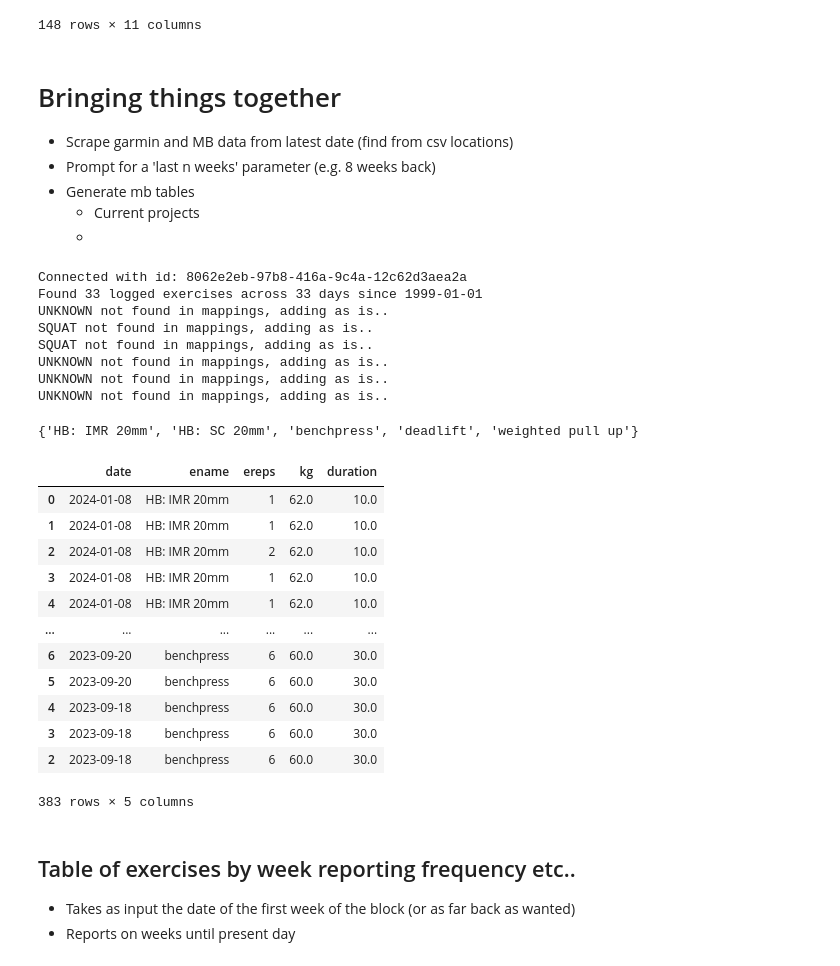
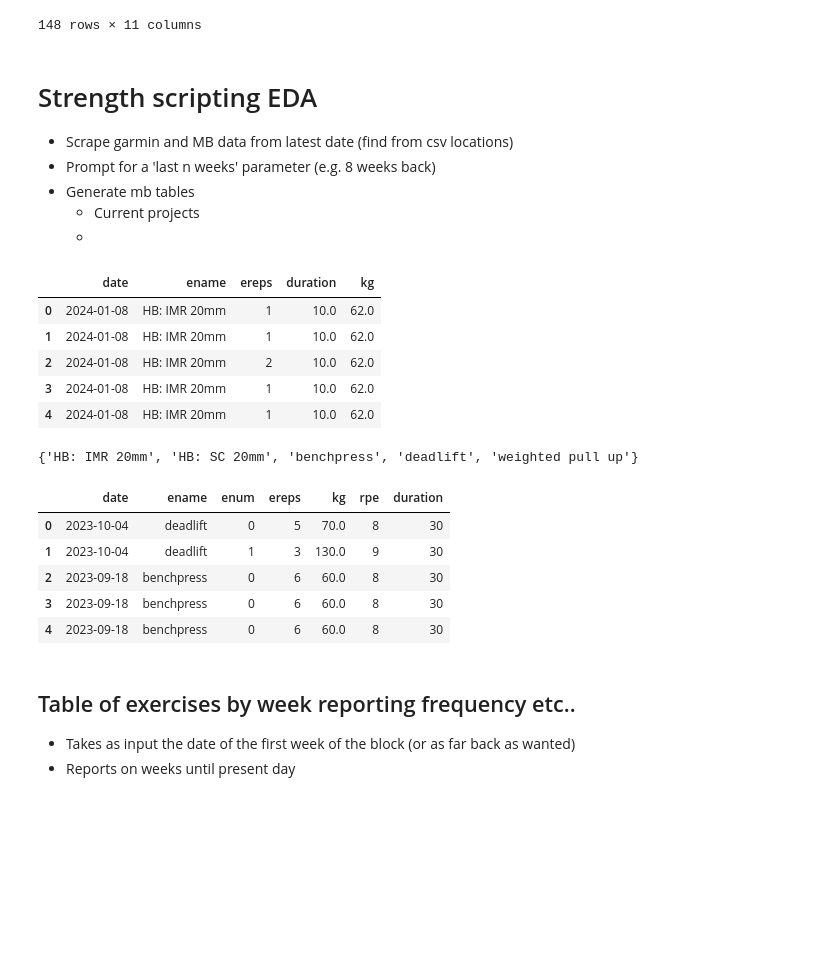
Before and after one commit to mwcoleman/moonscraper, a Jupyter notebook: eda.ipynb, the cells around one changed output. Saved outputs shown, nothing was run; the diff lists cells and outputs as text; code cells hidden in the pictures; blank space fills up the shorter version.

```diff
--- a/eda.ipynb
+++ b/eda.ipynb
@@ -379,7 +473,7 @@ for n in problem_sequences.name:
 current_projects_ranked(df, as_table=False).to_csv("current_projects.csv")
 ticked_climbs_ranked(df).to_csv("ticked_by_hardest.csv")
 # %% [markdown]
-# Bringing things together
+# Strength scripting EDA
 - Scrape garmin and MB data from latest date (find from csv locations)
 - Prompt for a 'last n weeks' parameter (e.g. 8 weeks back)
 - Generate mb tables
@@ -397,17 +490,18 @@ BLOCK_START = "2023-11-20"  # This is week 1 of block, monday
 # %%
 # existing_strength_df, last_date = find_existing_date(GARMIN_STRENGTH_LOG)
 # from_date = (last_date + datetime.timedelta(days=1)).strftime("%Y-%m-%d")
-garmin_df = pull_workout_data_from_date(as_dataframe=True, n_most_recent_activities=9999)
+# garmin_df = pull_workout_data_from_date(as_dataframe=True, n_most_recent_activities=9999)
+garmin_df = pd.read_csv(GARMIN_STRENGTH_LOG)
+garmin_df["date"] = pd.to_datetime(garmin_df.date, format="%Y-%m-%d")
+garmin_df.head()
 # garmin_df.to_csv(GARMIN_STRENGTH_LOG)
 # %% [output]
-Connected with id: 8062e2eb-97b8-416a-9c4a-12c62d3aea2a
-Found 33 logged exercises across 33 days since 1999-01-01
-UNKNOWN not found in mappings, adding as is..
-SQUAT not found in mappings, adding as is..
-SQUAT not found in mappings, adding as is..
-UNKNOWN not found in mappings, adding as is..
-UNKNOWN not found in mappings, adding as is..
-UNKNOWN not found in mappings, adding as is..
+|  | date | ename | ereps | duration | kg |
+| 0 | 2024-01-08 | HB: IMR 20mm | 1 | 10.0 | 62.0 |
+| 1 | 2024-01-08 | HB: IMR 20mm | 1 | 10.0 | 62.0 |
+| 2 | 2024-01-08 | HB: IMR 20mm | 2 | 10.0 | 62.0 |
+| 3 | 2024-01-08 | HB: IMR 20mm | 1 | 10.0 | 62.0 |
+| 4 | 2024-01-08 | HB: IMR 20mm | 1 | 10.0 | 62.0 |
 # %%
 set(garmin_df.ename.to_list())
 # %% [output]
@@ -415,29 +509,22 @@ set(garmin_df.ename.to_list())
 # %%
 # Lets add in the reflex logs
 rdf = (pd.read_csv("./data/reflex_exercise_log_full.csv").drop(columns="Unnamed: 0")
        .rename(columns={"reps":"ereps"}))
+rdf["date"] = pd.to_datetime(rdf.date, format="%d-%m-%y")
+rdf["duration"] = 30
+rdf.loc[rdf.ename=='weighted pull-up', 'ename'] = 'weighted pull up'
 rdf.head()
-rdf.loc[:, "date"] = pd.to_datetime(rdf.date, format="%d-%m-%y")
-rdf.loc[:, "duration"] = 30
-rdf.loc[rdf.ename=='weighted pull-up', 'ename'] = 'weighted pull up'
+# %% [output]
+|  | date | ename | enum | ereps | kg | rpe | duration |
+| 0 | 2023-10-04 | deadlift | 0 | 5 | 70.0 | 8 | 30 |
+| 1 | 2023-10-04 | deadlift | 1 | 3 | 130.0 | 9 | 30 |
+| 2 | 2023-09-18 | benchpress | 0 | 6 | 60.0 | 8 | 30 |
+| 3 | 2023-09-18 | benchpress | 0 | 6 | 60.0 | 8 | 30 |
+| 4 | 2023-09-18 | benchpress | 0 | 6 | 60.0 | 8 | 30 |
 # %%
 strength_df = pd.concat([rdf[["date", "ename", "ereps", "kg", "duration"]], garmin_df])
 strength_df.sort_values(by='date', ascending=False, inplace=True)
-strength_df
+strength_df.reset_index(drop=True, inplace=True)
-# %% [output]
-|  | date | ename | ereps | kg | duration |
-| 0 | 2024-01-08 | HB: IMR 20mm | 1 | 62.0 | 10.0 |
-| 1 | 2024-01-08 | HB: IMR 20mm | 1 | 62.0 | 10.0 |
-| 2 | 2024-01-08 | HB: IMR 20mm | 2 | 62.0 | 10.0 |
-| 3 | 2024-01-08 | HB: IMR 20mm | 1 | 62.0 | 10.0 |
-| 4 | 2024-01-08 | HB: IMR 20mm | 1 | 62.0 | 10.0 |
-| ... | ... | ... | ... | ... | ... |
-| 6 | 2023-09-20 | benchpress | 6 | 60.0 | 30.0 |
-| 5 | 2023-09-20 | benchpress | 6 | 60.0 | 30.0 |
-| 4 | 2023-09-18 | benchpress | 6 | 60.0 | 30.0 |
-| 3 | 2023-09-18 | benchpress | 6 | 60.0 | 30.0 |
-| 2 | 2023-09-18 | benchpress | 6 | 60.0 | 30.0 |
-383 rows × 5 columns
 # %%
 # Save the combined CSV (Initial table build up)
 strength_df.to_csv(GARMIN_STRENGTH_LOG, index=False)
```
Also changed, not shown: parts of 11 cells of this notebook, 2 other files.
